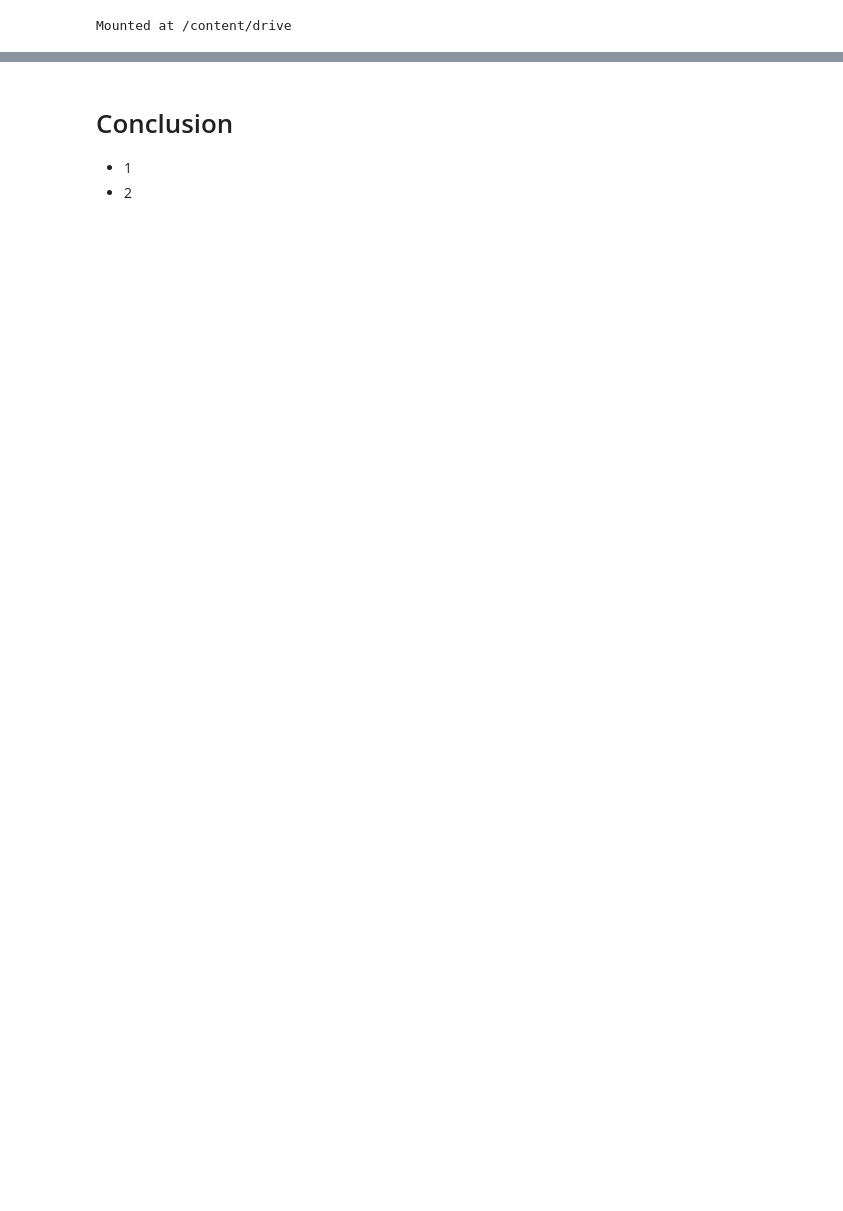
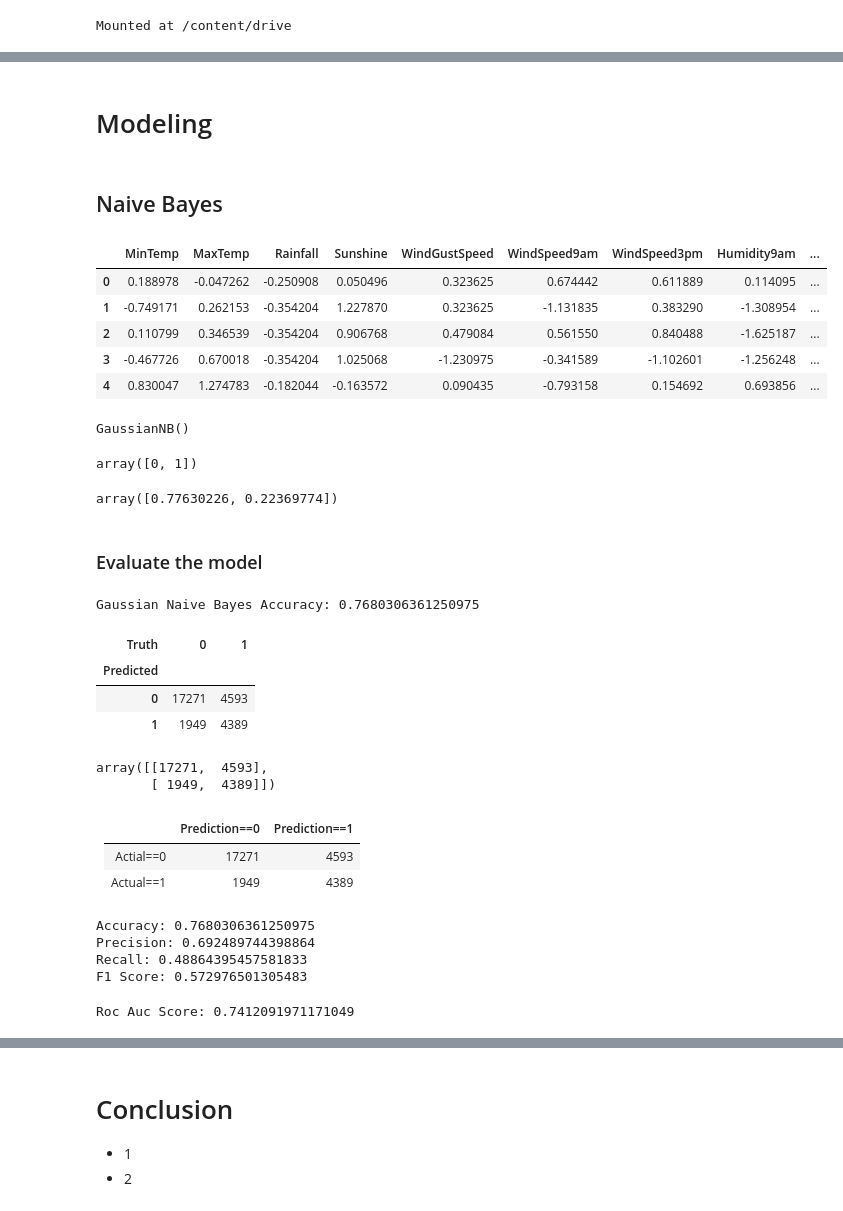
Before and after one commit to karzuan/classification_weather_australia, a Jupyter notebook: 3. modeling.ipynb, the cells around one changed output, grey strips where cells are left out. Drawn from its saved outputs; the diff is of its cells as text; code cells hidden in the pictures; blank space fills up the shorter version.

```diff
--- a/3. modeling.ipynb
+++ b/3. modeling.ipynb
@@ -52,0 +179,19 @@ df.head()
+# %% [markdown]
+# Modeling
+# %% [markdown]
+## Naive Bayes
+# %%
+df_baseline.head()
+# %% [output]
+|  | MinTemp | MaxTemp | Rainfall | Sunshine | WindGustSpeed | WindSpeed9am | WindSpeed3pm | Humidity9am | ... |
+| 0 | 0.188978 | -0.047262 | -0.250908 | 0.050496 | 0.323625 | 0.674442 | 0.611889 | 0.114095 | ... |
+| 1 | -0.749171 | 0.262153 | -0.354204 | 1.227870 | 0.323625 | -1.131835 | 0.383290 | -1.308954 | ... |
+| 2 | 0.110799 | 0.346539 | -0.354204 | 0.906768 | 0.479084 | 0.561550 | 0.840488 | -1.625187 | ... |
+| 3 | -0.467726 | 0.670018 | -0.354204 | 1.025068 | -1.230975 | -0.341589 | -1.102601 | -1.256248 | ... |
+| 4 | 0.830047 | 1.274783 | -0.182044 | -0.163572 | 0.090435 | -0.793158 | 0.154692 | 0.693856 | ... |
+# %%
+# Initialize and train the Gaussian Naive Bayes classifier
+NB = GaussianNB()
+NB.fit(X_train, y_train)
+# %% [output]
+GaussianNB()
@@ -52,0 +201,32 @@ df.head()
+# %%
+NB.classes_
+# %% [output]
+array([0, 1])
+# %%
+NB.class_prior_
+# %% [output]
+array([0.77630226, 0.22369774])
+# %% [markdown]
+### Evaluate the model
+# %%
+accuracy = accuracy_score(y_test, y_pred) # sklearn.metrics
+print(f"Gaussian Naive Bayes Accuracy: {accuracy}")
+# %% [output]
+Gaussian Naive Bayes Accuracy: 0.7680306361250975
+# %%
+confusion_table(y_test, y_pred)
+# %% [output]
+| Truth | 0 | 1 |
+| Predicted |  |  |
+| 0 | 17271 | 4593 |
+| 1 | 1949 | 4389 |
+# %%
+confusion_matrix(y_test, y_pred)
+# %% [output]
+array([[17271,  4593],
+       [ 1949,  4389]])
+# %% [markdown]
+| | Prediction==0 | Prediction==1|
+|-|---|---|
+|Actial==0| 17271 | 4593 |
+|Actual==1| 1949 |  4389 |
@@ -52,0 +237,19 @@ df.head()
+# %%
+accuracy = (true_neg + true_pos) / overall
+precision = true_pos / (true_pos + false_pos)
+recall = true_pos / (true_pos + false_neg)
+f1 = 2 * (precision * recall) / (precision + recall)
+
+print(f"Accuracy: {accuracy}")
+print(f"Precision: {precision}")
+print(f"Recall: {recall}")
+print(f"F1 Score: {f1}")
+# %% [output]
+Accuracy: 0.7680306361250975
+Precision: 0.692489744398864
+Recall: 0.48864395457581833
+F1 Score: 0.572976501305483
+# %%
+print(f"Roc Auc Score: {roc_auc_score(y_test, y_pred)}")
+# %% [output]
+Roc Auc Score: 0.7412091971171049
```
Also changed, not shown: parts of 26 cells of this notebook, 1 other file.
